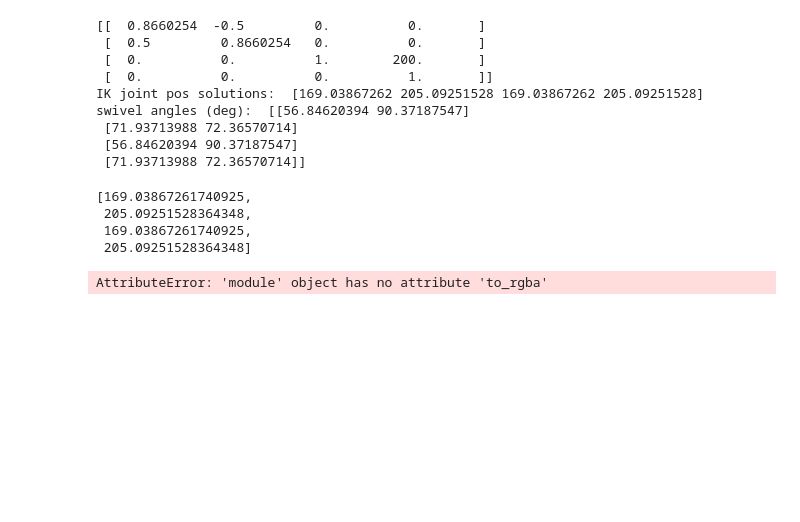
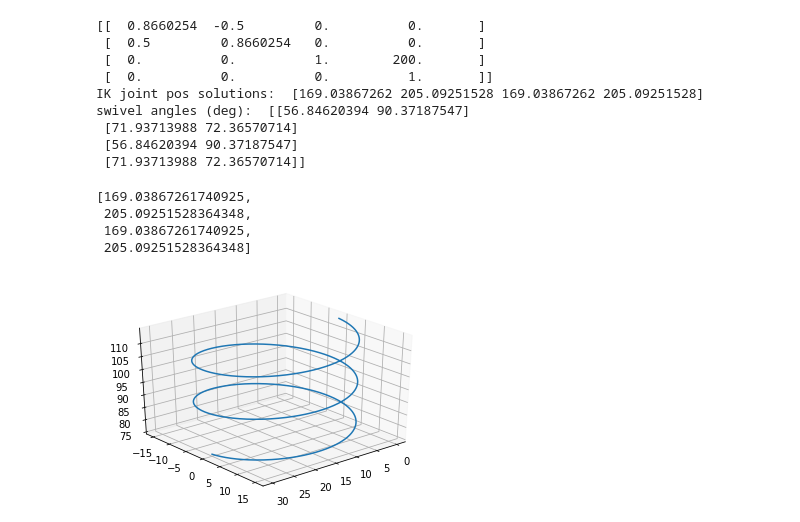
Before and after one commit to ROAR-Lab-Spine/4-CRU_mechanism_analysis, a Jupyter notebook: 4CRU_mech_kinematics.ipynb, the cells around one changed output. Drawn from its saved outputs; the diff is of its cells as text; code cells hidden in the pictures; blank space fills up the shorter version.

Commit message:
enable 3d plot

```diff
--- a/4CRU_mech_kinematics.ipynb
+++ b/4CRU_mech_kinematics.ipynb
@@ -445,12 +465,15 @@ swivel angles (deg):  [[56.84620394 90.37187547]
 # %%
 # Trajectory
 dt = 0.01
-t = np.arange(0, 30, dt)
-xX = 15.0 + 15.0*np.cos(0.5 * np.pi * t)
+t = np.arange(0, 10, dt)
+Xx = 15.0 + 15.0*np.cos(0.5 * np.pi * t)
 Yy = 15.0*np.sin(0.5 * np.pi * t)
 Zz = 75.0 + 4 * t
 
+plt.ion() # don't need to use plt.show()
 fig = plt.figure()
 ax = fig.gca(projection='3d')
+ax.plot(Xx, Yy, Zz, label='des traj')
+ax.view_init(30, 50)
 # %% [output]
-AttributeError: 'module' object has no attribute 'to_rgba'
+[figure, added]
```
Also changed, not shown: parts of 6 cells of this notebook.
